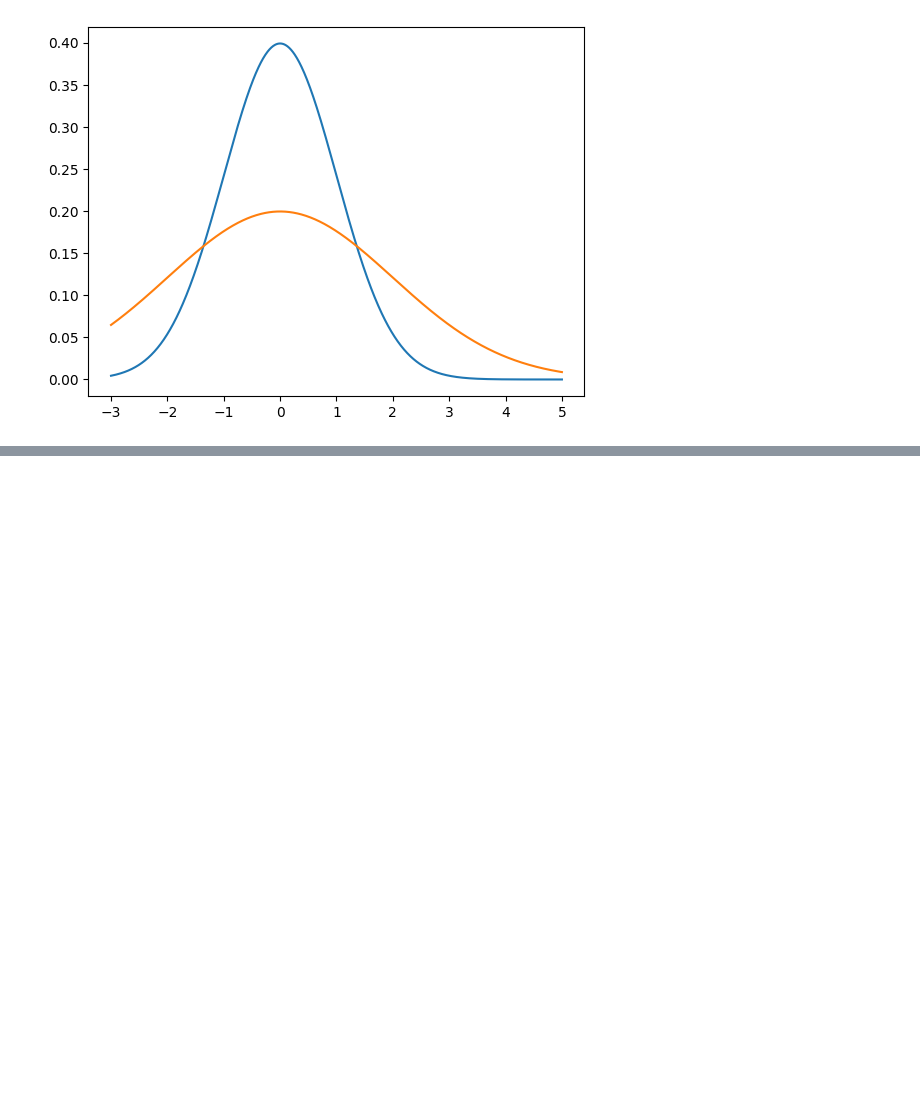
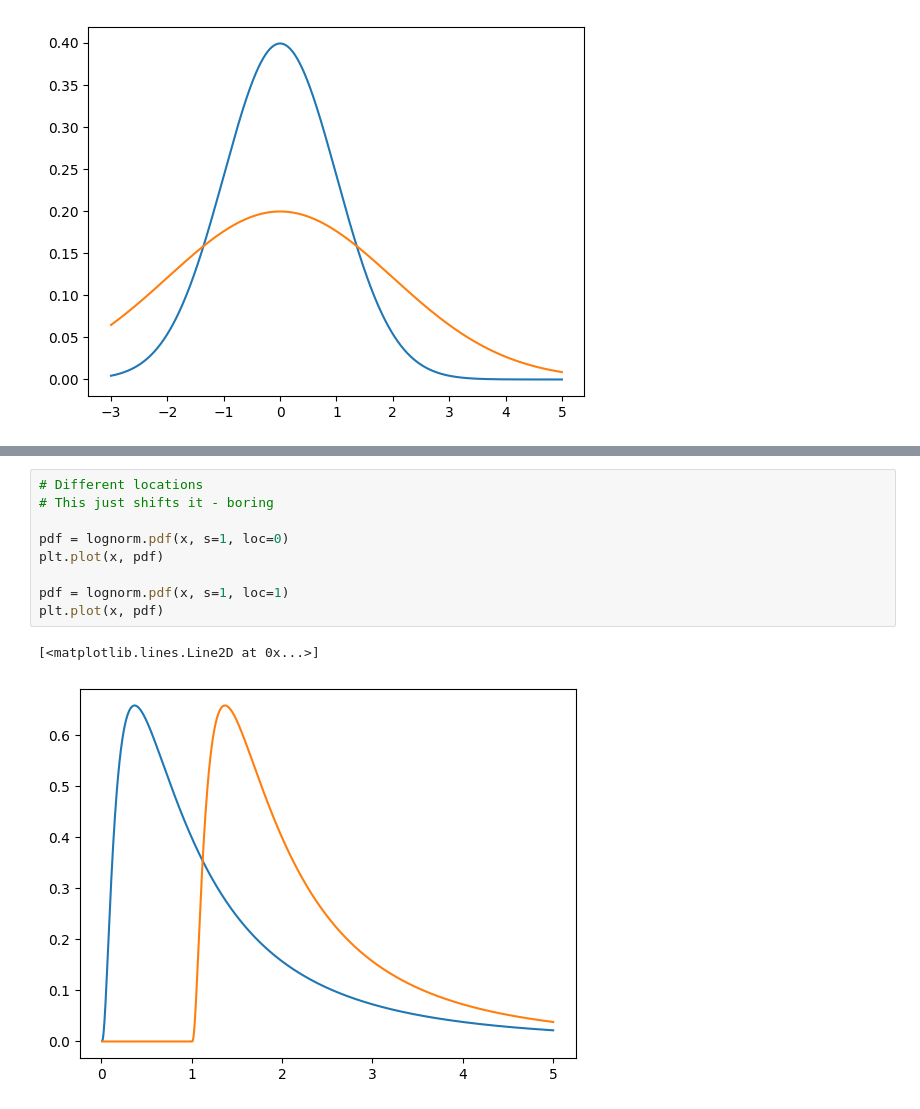
Before and after one commit to will-lynas/STAT0011-decision-and-risk, a Jupyter notebook: distributions.ipynb, the cells around one changed output, grey strips where cells are left out. Saved outputs shown, nothing was run; the diff lists cells and outputs as text; blank space fills up the shorter version.

```diff
--- a/distributions.ipynb
+++ b/distributions.ipynb
@@ -73,0 +104,12 @@ plt.plot(x, pdf)
+# %%
+# Different locations
+# This just shifts it - boring
+
+pdf = lognorm.pdf(x, s=1, loc=0)
+plt.plot(x, pdf)
+
+pdf = lognorm.pdf(x, s=1, loc=1)
+plt.plot(x, pdf)
+# %% [output]
+[<matplotlib.lines.Line2D at 0x...>]
+[figure, added]
```
Also changed, not shown: parts of 3 cells of this notebook.
